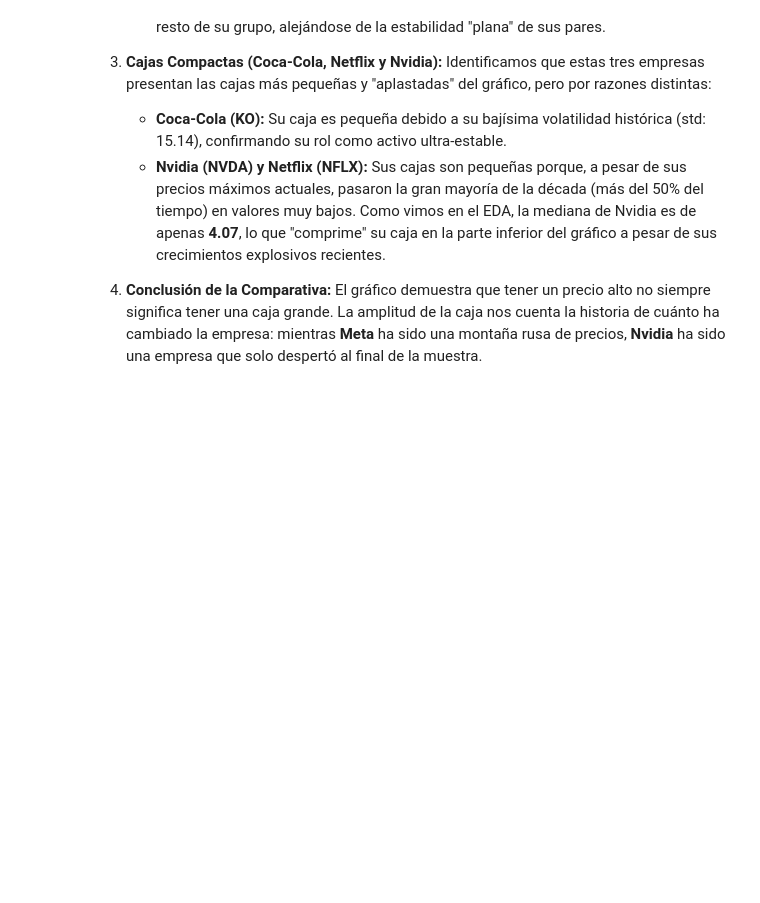
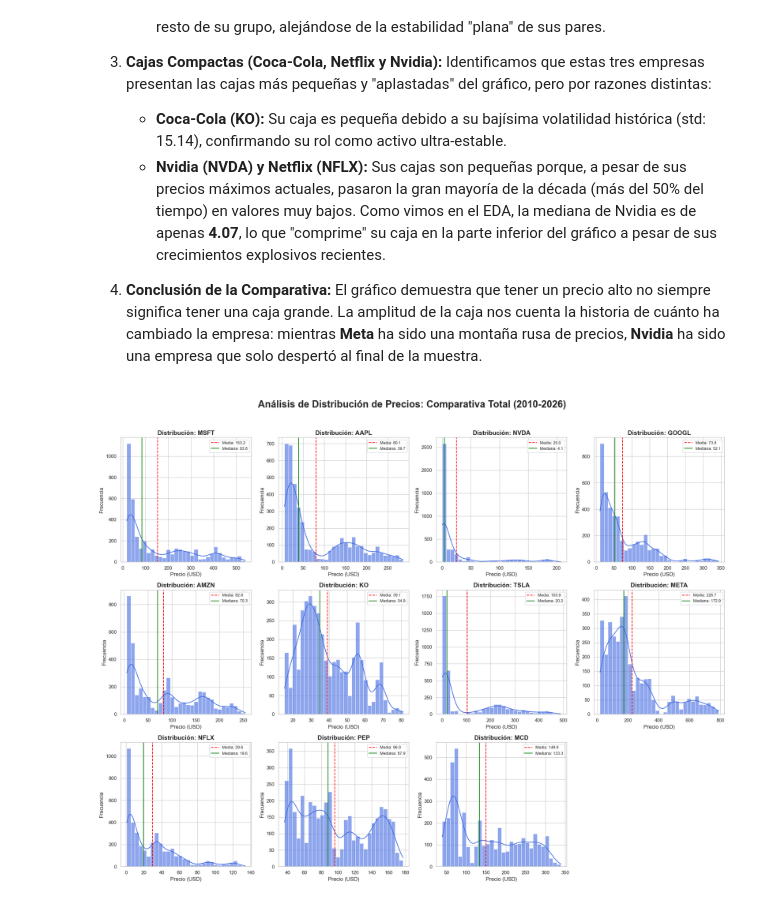
Before and after one commit to benja20003/MineriaDatos, a Jupyter notebook: Solemne1/Solemne1_Mineria_de_Datos.ipynb, the cells around one changed output. Cells and saved outputs as stored; diff of their text form; code cells hidden in the pictures; blank space fills up the shorter version.

```diff
--- a/Solemne1/Solemne1_Mineria_de_Datos.ipynb
+++ b/Solemne1/Solemne1_Mineria_de_Datos.ipynb
@@ -636,3 +688,46 @@ Este **Boxplot** permite visualizar la distribución de los precios de cierre pa
    * **Nvidia (NVDA) y Netflix (NFLX):** Sus cajas son pequeñas porque, a pesar de sus precios máximos actuales, pasaron la gran mayoría de la década (más del 50% del tiempo) en valores muy bajos. Como vimos en el EDA, la mediana de Nvidia es de apenas **4.07**, lo que "comprime" su caja en la parte inferior del gráfico a pesar de sus crecimientos explosivos recientes.
 
 4. **Conclusión de la Comparativa:** El gráfico demuestra que tener un precio alto no siempre significa tener una caja grande. La amplitud de la caja nos cuenta la historia de cuánto ha cambiado la empresa: mientras **Meta** ha sido una montaña rusa de precios, **Nvidia** ha sido una empresa que solo despertó al final de la muestra.
+# %%
+#4.3 Distribución de Variable: Histogramas de todas las empresas
+
+# 1. Obtenemos los nombres de todas las empresas (quitando el '_Close')
+empresas = [col.replace('_Close', '') for col in df_snp.filter(like='_Close').columns]
+
+# 2. Configuramos la cuadrícula (4 columnas para que quepa bien en la pantalla)
+n_cols = 4
+n_rows = (len(empresas) + n_cols - 1) // n_cols
+fig, axes = plt.subplots(n_rows, n_cols, figsize=(20, 15))
+axes = axes.flatten() # Aplanamos para iterar fácilmente
+
+# 3. Iteramos por cada empresa para crear su histograma individual
+for i, ticker in enumerate(empresas):
+    col_name = f"{ticker}_Close"
+    data = df_snp[col_name].dropna()
+
+    # Calculamos estadísticas
+    media = data.mean()
+    mediana = data.median()
+
+    # Dibujamos el histograma en el sub-gráfico correspondiente
+    sns.histplot(data, kde=True, ax=axes[i], color='royalblue', alpha=0.6, bins=30)
+
+    # Añadimos las líneas de Media y Mediana
+    axes[i].axvline(media, color='red', linestyle='--', linewidth=1.5, label=f"Media: {media:.1f}")
+    axes[i].axvline(mediana, color='green', linestyle='-', linewidth=1.5, label=f"Mediana: {mediana:.1f}")
+
+    # Configuración de cada cuadrito
+    axes[i].set_title(f"Distribución: {ticker}", fontsize=14, fontweight='bold')
+    axes[i].set_xlabel("Precio (USD)")
+    axes[i].set_ylabel("Frecuencia")
+    axes[i].legend(fontsize=9)
+
+# 4. Eliminamos los cuadros vacíos si sobran
+for j in range(i + 1, len(axes)):
+    fig.delaxes(axes[j])
+
+plt.suptitle("Análisis de Distribución de Precios: Comparativa Total (2010-2026)", fontsize=22, fontweight='bold', y=1.02)
+plt.tight_layout()
+plt.show()
+# %% [output]
+[figure, added]
```
Also changed, not shown: parts of 9 cells of this notebook.
